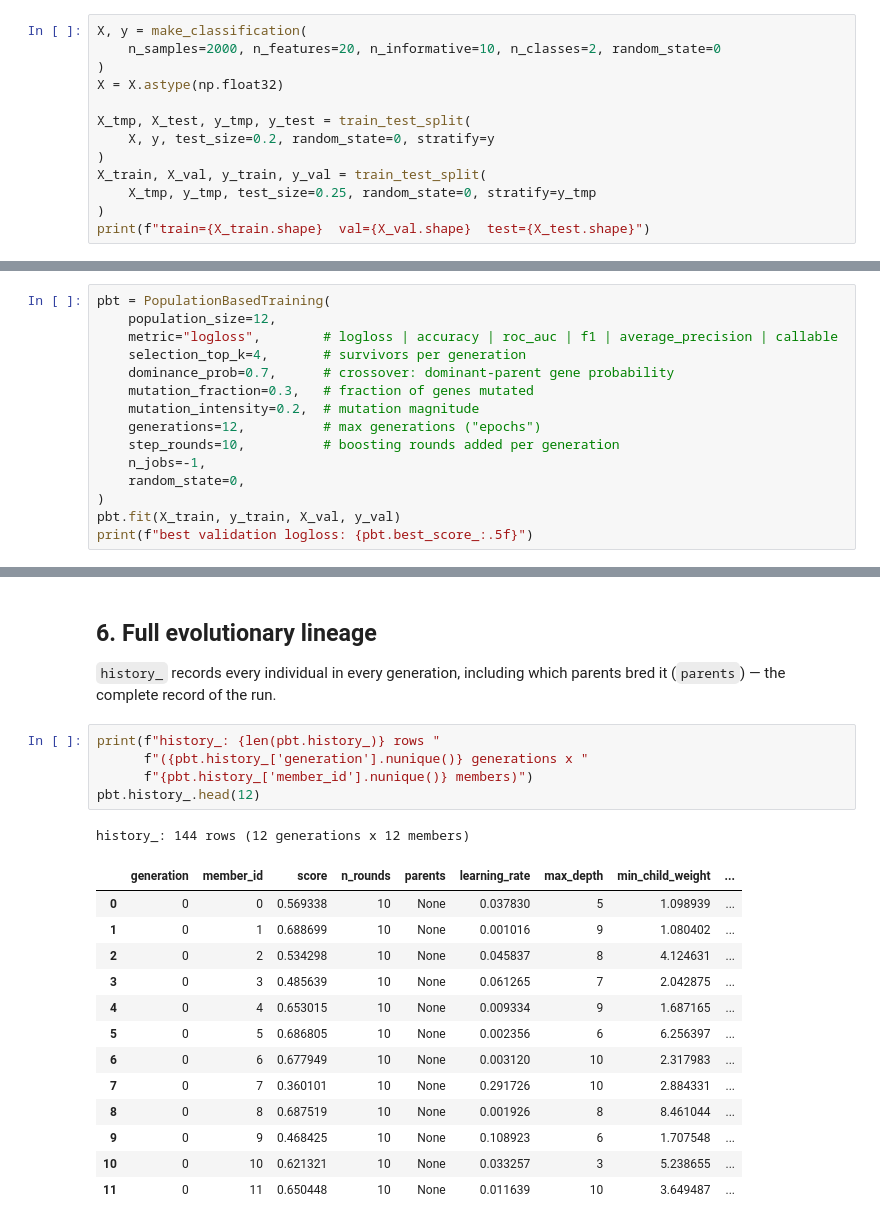
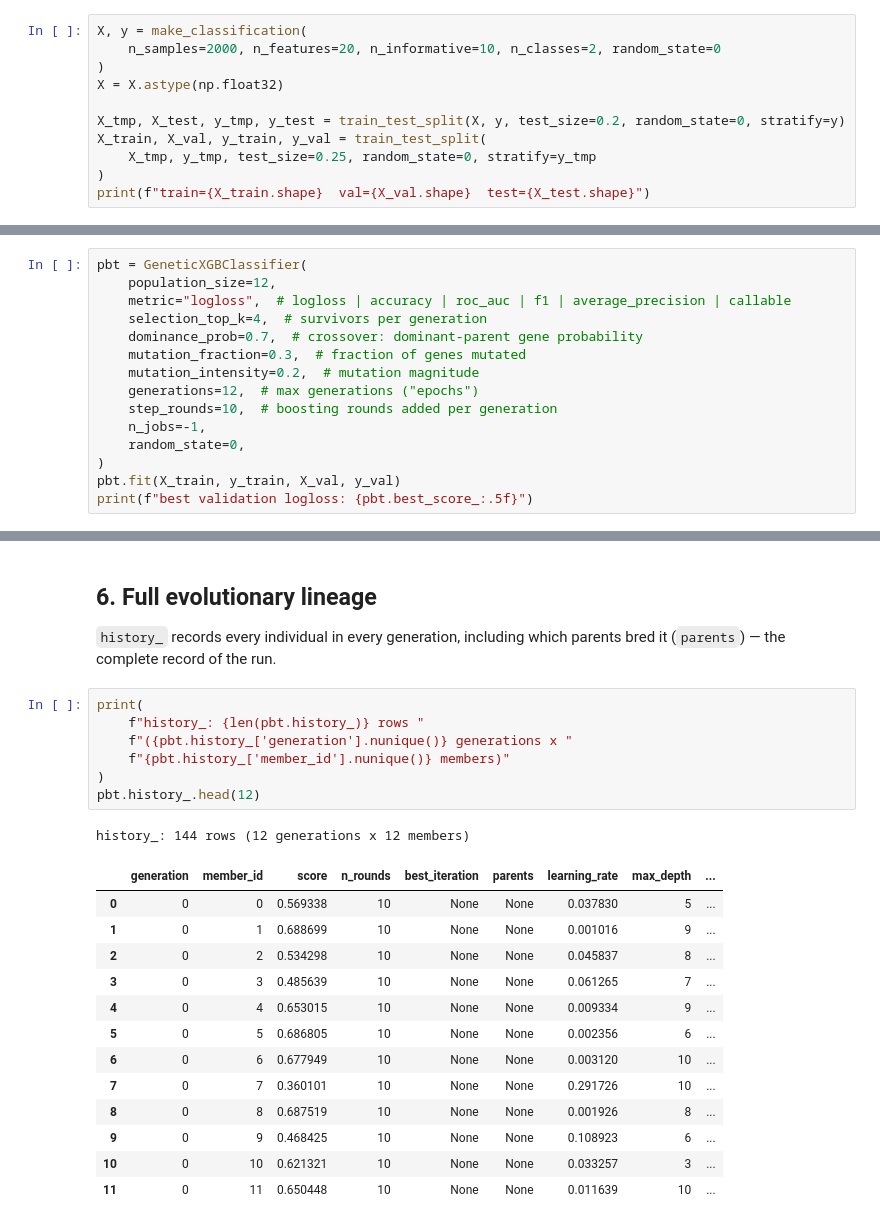
Before and after one commit to aleator-labs/genetic_xgb, a Jupyter notebook: examples/demo_classification.ipynb, the cells around one changed output, grey strips where cells are left out. Drawn from its saved outputs; the diff is of its cells as text.

```diff
--- a/examples/demo_classification.ipynb
+++ b/examples/demo_classification.ipynb
@@ -34,9 +34,7 @@ X, y = make_classification(
 )
 X = X.astype(np.float32)
 
-X_tmp, X_test, y_tmp, y_test = train_test_split(
-    X, y, test_size=0.2, random_state=0, stratify=y
-)
+X_tmp, X_test, y_tmp, y_test = train_test_split(X, y, test_size=0.2, random_state=0, stratify=y)
 X_train, X_val, y_train, y_val = train_test_split(
     X_tmp, y_tmp, test_size=0.25, random_state=0, stratify=y_tmp
 )
@@ -49,15 +47,15 @@ train=(1200, 20)  val=(400, 20)  test=(400, 20)
 We optimize **validation log-loss** (lower is better). The population is evaluated in parallel via
 joblib (`n_jobs=-1`).
 # %%
-pbt = PopulationBasedTraining(
+pbt = GeneticXGBClassifier(
     population_size=12,
-    metric="logloss",        # logloss | accuracy | roc_auc | f1 | average_precision | callable
-    selection_top_k=4,       # survivors per generation
-    dominance_prob=0.7,      # crossover: dominant-parent gene probability
-    mutation_fraction=0.3,   # fraction of genes mutated
+    metric="logloss",  # logloss | accuracy | roc_auc | f1 | average_precision | callable
+    selection_top_k=4,  # survivors per generation
+    dominance_prob=0.7,  # crossover: dominant-parent gene probability
+    mutation_fraction=0.3,  # fraction of genes mutated
     mutation_intensity=0.2,  # mutation magnitude
-    generations=12,          # max generations ("epochs")
-    step_rounds=10,          # boosting rounds added per generation
+    generations=12,  # max generations ("epochs")
+    step_rounds=10,  # boosting rounds added per generation
     n_jobs=-1,
     random_state=0,
 )
@@ -141,22 +139,24 @@ held-out test accuracy: 0.8725
 `history_` records every individual in every generation, including which parents bred it
 (`parents`) — the complete record of the run.
 # %%
-print(f"history_: {len(pbt.history_)} rows "
-      f"({pbt.history_['generation'].nunique()} generations x "
-      f"{pbt.history_['member_id'].nunique()} members)")
+print(
+    f"history_: {len(pbt.history_)} rows "
+    f"({pbt.history_['generation'].nunique()} generations x "
+    f"{pbt.history_['member_id'].nunique()} members)"
+)
 pbt.history_.head(12)
 # %% [output]
 history_: 144 rows (12 generations x 12 members)
-|  | generation | member_id | score | n_rounds | parents | learning_rate | max_depth | min_child_weight | ... |
-| 0 | 0 | 0 | 0.569338 | 10 | None | 0.037830 | 5 | 1.098939 | ... |
-| 1 | 0 | 1 | 0.688699 | 10 | None | 0.001016 | 9 | 1.080402 | ... |
-| 2 | 0 | 2 | 0.534298 | 10 | None | 0.045837 | 8 | 4.124631 | ... |
-| 3 | 0 | 3 | 0.485639 | 10 | None | 0.061265 | 7 | 2.042875 | ... |
-| 4 | 0 | 4 | 0.653015 | 10 | None | 0.009334 | 9 | 1.687165 | ... |
-| 5 | 0 | 5 | 0.686805 | 10 | None | 0.002356 | 6 | 6.256397 | ... |
-| 6 | 0 | 6 | 0.677949 | 10 | None | 0.003120 | 10 | 2.317983 | ... |
-| 7 | 0 | 7 | 0.360101 | 10 | None | 0.291726 | 10 | 2.884331 | ... |
-| 8 | 0 | 8 | 0.687519 | 10 | None | 0.001926 | 8 | 8.461044 | ... |
-| 9 | 0 | 9 | 0.468425 | 10 | None | 0.108923 | 6 | 1.707548 | ... |
-| 10 | 0 | 10 | 0.621321 | 10 | None | 0.033257 | 3 | 5.238655 | ... |
-| 11 | 0 | 11 | 0.650448 | 10 | None | 0.011639 | 10 | 3.649487 | ... |
+|  | generation | member_id | score | n_rounds | best_iteration | parents | learning_rate | max_depth | ... |
+| 0 | 0 | 0 | 0.569338 | 10 | None | None | 0.037830 | 5 | ... |
+| 1 | 0 | 1 | 0.688699 | 10 | None | None | 0.001016 | 9 | ... |
+| 2 | 0 | 2 | 0.534298 | 10 | None | None | 0.045837 | 8 | ... |
+| 3 | 0 | 3 | 0.485639 | 10 | None | None | 0.061265 | 7 | ... |
+| 4 | 0 | 4 | 0.653015 | 10 | None | None | 0.009334 | 9 | ... |
+| 5 | 0 | 5 | 0.686805 | 10 | None | None | 0.002356 | 6 | ... |
+| 6 | 0 | 6 | 0.677949 | 10 | None | None | 0.003120 | 10 | ... |
+| 7 | 0 | 7 | 0.360101 | 10 | None | None | 0.291726 | 10 | ... |
+| 8 | 0 | 8 | 0.687519 | 10 | None | None | 0.001926 | 8 | ... |
+| 9 | 0 | 9 | 0.468425 | 10 | None | None | 0.108923 | 6 | ... |
+| 10 | 0 | 10 | 0.621321 | 10 | None | None | 0.033257 | 3 | ... |
+| 11 | 0 | 11 | 0.650448 | 10 | None | None | 0.011639 | 10 | ... |
```
Also changed, not shown: parts of 2 cells of this notebook, 25 other files.
